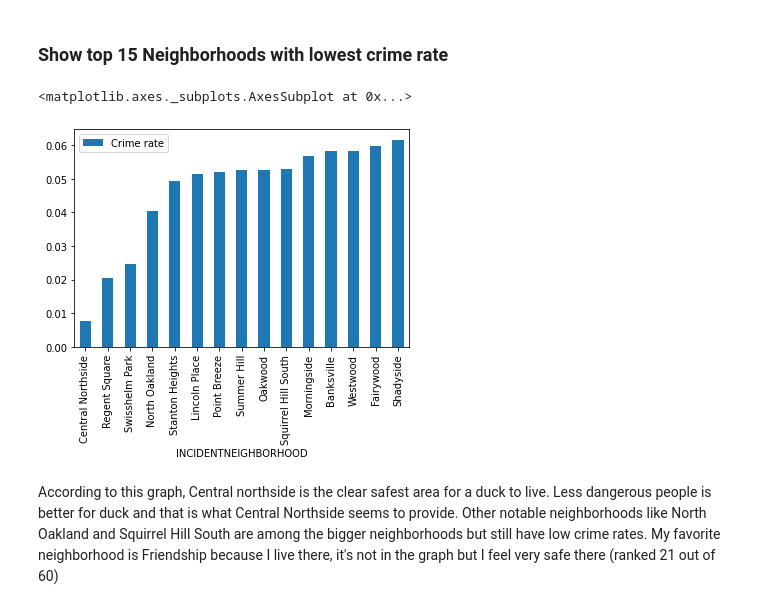
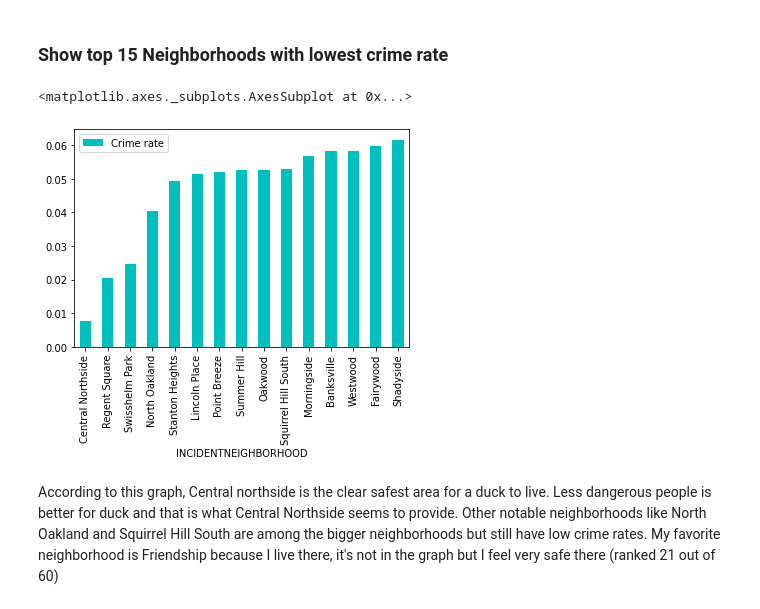
Before and after one commit to timt3r/best-neighborhood, a Jupyter notebook: FinalNotebook.ipynb, the cells around one changed output. Drawn from its saved outputs; the diff is of its cells as text; code cells hidden in the pictures.

Commit message:
important color change

```diff
--- a/FinalNotebook.ipynb
+++ b/FinalNotebook.ipynb
@@ -165,10 +165,10 @@ percentage_data.head()
 ### Show top 15 Neighborhoods with lowest crime rate
 # %%
 percentage_data = percentage_data.sort_values(by=["Crime rate"], ascending=True)
-percentage_data.head(15).plot.bar(x="INCIDENTNEIGHBORHOOD")
+percentage_data.head(15).plot.bar(x="INCIDENTNEIGHBORHOOD", color='c')
 # %% [output]
 <matplotlib.axes._subplots.AxesSubplot at 0x...>
-[figure, old version]
+[figure, new version]
 # %% [markdown]
 According to this graph, Central northside is the clear safest area for a duck to live. Less dangerous people is better for duck and that is what Central Northside seems to provide. Other notable neighborhoods like North Oakland and Squirrel Hill South are among the bigger neighborhoods but still have low crime rates. My favorite neighborhood is Friendship because I live there, it's not in the graph but I feel very safe there (ranked 21 out of 60)
 # %% [markdown]
```
Also changed, not shown: parts of 1 cell of this notebook.
